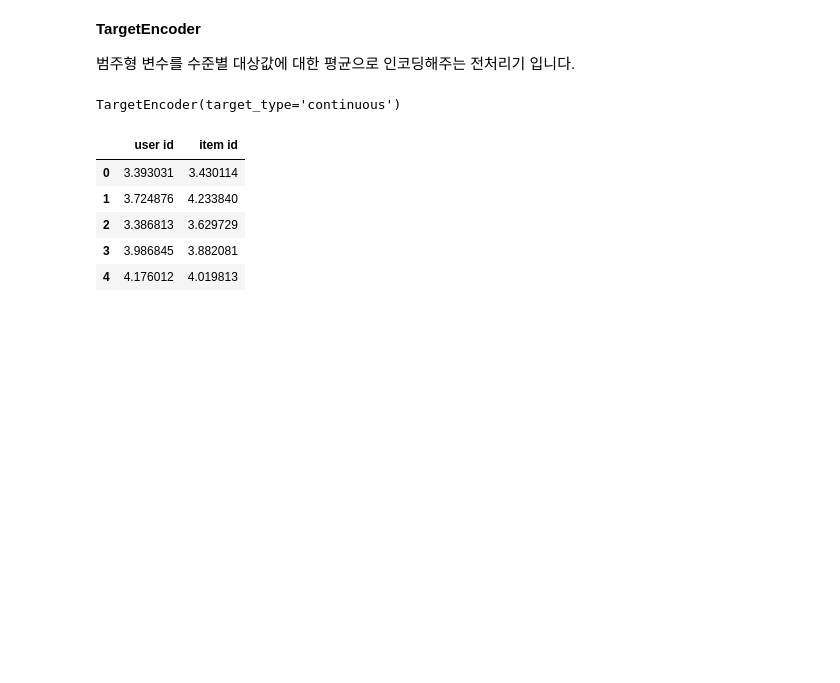
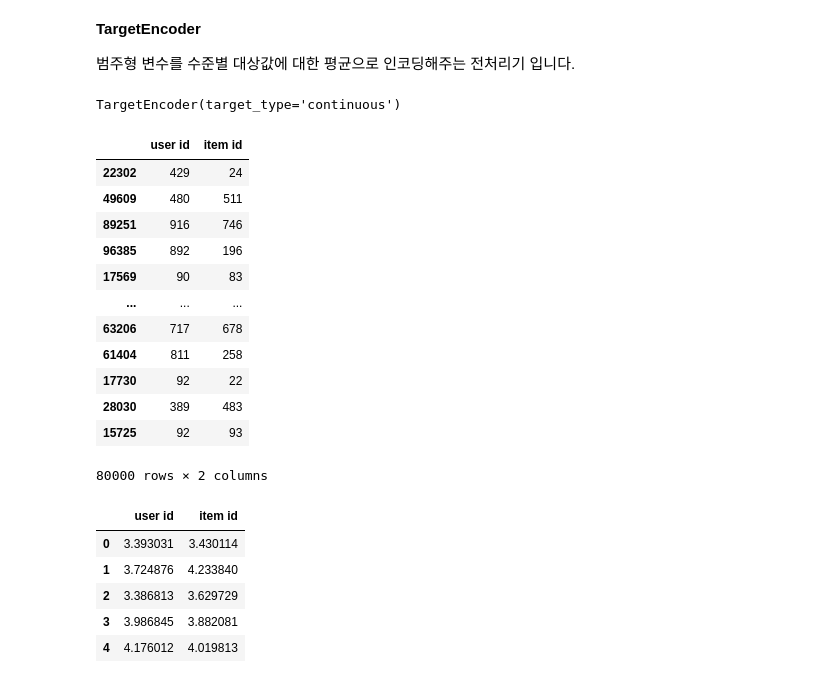
Before and after one commit to sunkusun9/rcmd_2512, a Jupyter notebook: 4.머신 러닝 개론.ipynb, the cells around one changed output. Saved outputs shown, nothing was run; the diff lists cells and outputs as text; code cells hidden in the pictures; blank space fills up the shorter version.

```diff
--- a/4.머신 러닝 개론.ipynb
+++ b/4.머신 러닝 개론.ipynb
@@ -1162,6 +1158,22 @@ tgt = TargetEncoder(target_type = "continuous")
 tgt.fit(df_train[['user id', 'item id']], df_train['rating'])
 # %% [output]
 TargetEncoder(target_type='continuous')
+# %%
+df_train[['user id', 'item id']]
+# %% [output]
+|  | user id | item id |
+| 22302 | 429 | 24 |
+| 49609 | 480 | 511 |
+| 89251 | 916 | 746 |
+| 96385 | 892 | 196 |
+| 17569 | 90 | 83 |
+| ... | ... | ... |
+| 63206 | 717 | 678 |
+| 61404 | 811 | 258 |
+| 17730 | 92 | 22 |
+| 28030 | 389 | 483 |
+| 15725 | 92 | 93 |
+80000 rows × 2 columns
 # %%
 pd.DataFrame(
     tgt.transform(df_train[['user id', 'item id']]), columns = ['user id', 'item id']
```
Also changed, not shown: parts of 23 cells of this notebook.
